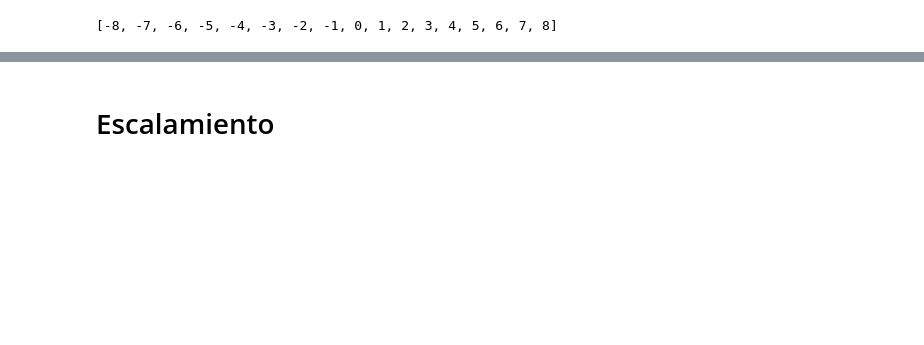
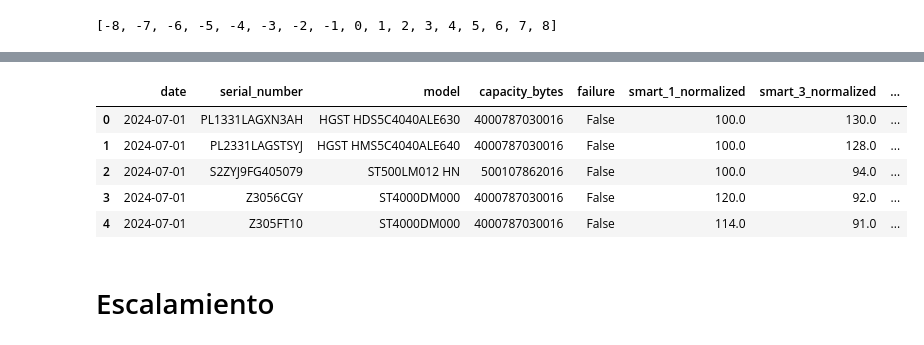
Before and after one commit to InakiOG/hard_drive_failure_cleanup, a Jupyter notebook: notebooks/hard_drive_failure_cleanup.ipynb, the cells around one changed output, grey strips where cells are left out. Drawn from its saved outputs; the diff is of its cells as text; code cells hidden in the pictures; blank space fills up the shorter version.

```diff
--- a/notebooks/hard_drive_failure_cleanup.ipynb
+++ b/notebooks/hard_drive_failure_cleanup.ipynb
@@ -426,2 +406,0 @@ Ahora el error:
-# %%
-df = getdata(folder_path, 2)
@@ -458,2 +406,0 @@ print(df[df['capacity_bytes'] == '-1'].shape[0])
-# %%
-df = getdata(folder_path, 10)
@@ -495,6 +433,6 @@ y
 # %%
 # Asociamos estos valores a las categorías ordenadas de 'Var'
 # Var.unique()
-Var_ord=np.concatenate([Var.unique()[1:],Var.unique()[:1]])
+Var_ord = np.sort(Var.unique())
 Var_ord
 # %% [output]
@@ -505,0 +444,3 @@ array([  500107862016, 16000900661248,   250059350016,  8001563222016,
+# %%
+map_lin_CB={categoria:codificacion for categoria,codificacion in zip(Var_ord,y)}
+map_lin_CB
@@ -506,2 +465,13 @@ array([  500107862016, 16000900661248,   250059350016,  8001563222016,
+# %%
+df['Lin_capacity_bytes']=df['capacity_bytes'].map(map_lin_CB)
+
+df.head()
+# %% [output]
+|  | date | serial_number | model | capacity_bytes | failure | smart_1_normalized | smart_3_normalized | ... |
+| 0 | 2024-07-01 | PL1331LAGXN3AH | HGST HDS5C4040ALE630 | 4000787030016 | False | 100.0 | 130.0 | ... |
+| 1 | 2024-07-01 | PL2331LAGSTSYJ | HGST HMS5C4040ALE640 | 4000787030016 | False | 100.0 | 128.0 | ... |
+| 2 | 2024-07-01 | S2ZYJ9FG405079 | ST500LM012 HN | 500107862016 | False | 100.0 | 94.0 | ... |
+| 3 | 2024-07-01 | Z3056CGY | ST4000DM000 | 4000787030016 | False | 120.0 | 92.0 | ... |
+| 4 | 2024-07-01 | Z305FT10 | ST4000DM000 | 4000787030016 | False | 114.0 | 91.0 | ... |
 # %% [markdown]
 # Escalamiento
```
Also changed, not shown: parts of 20 cells of this notebook, 3 other files.
